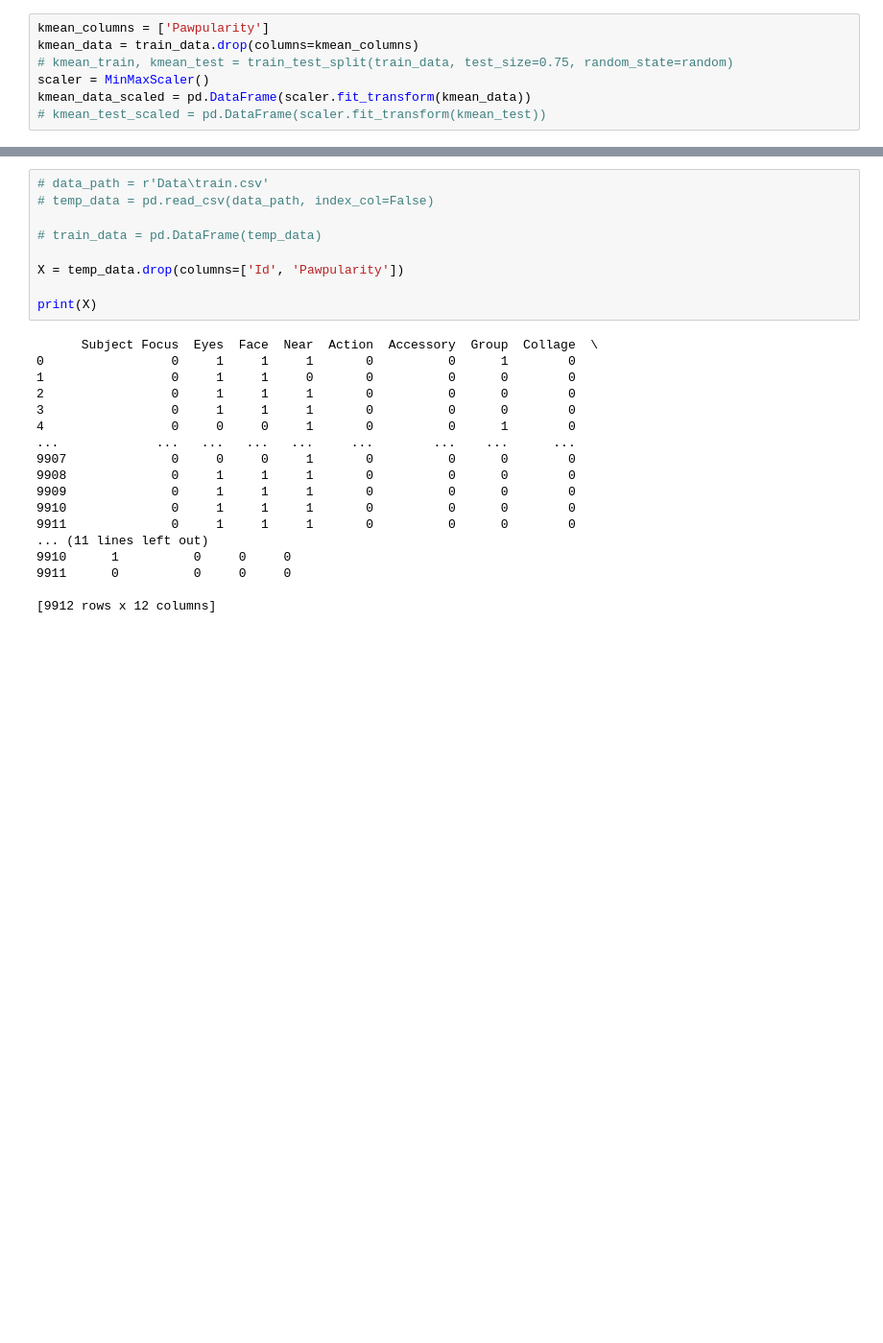
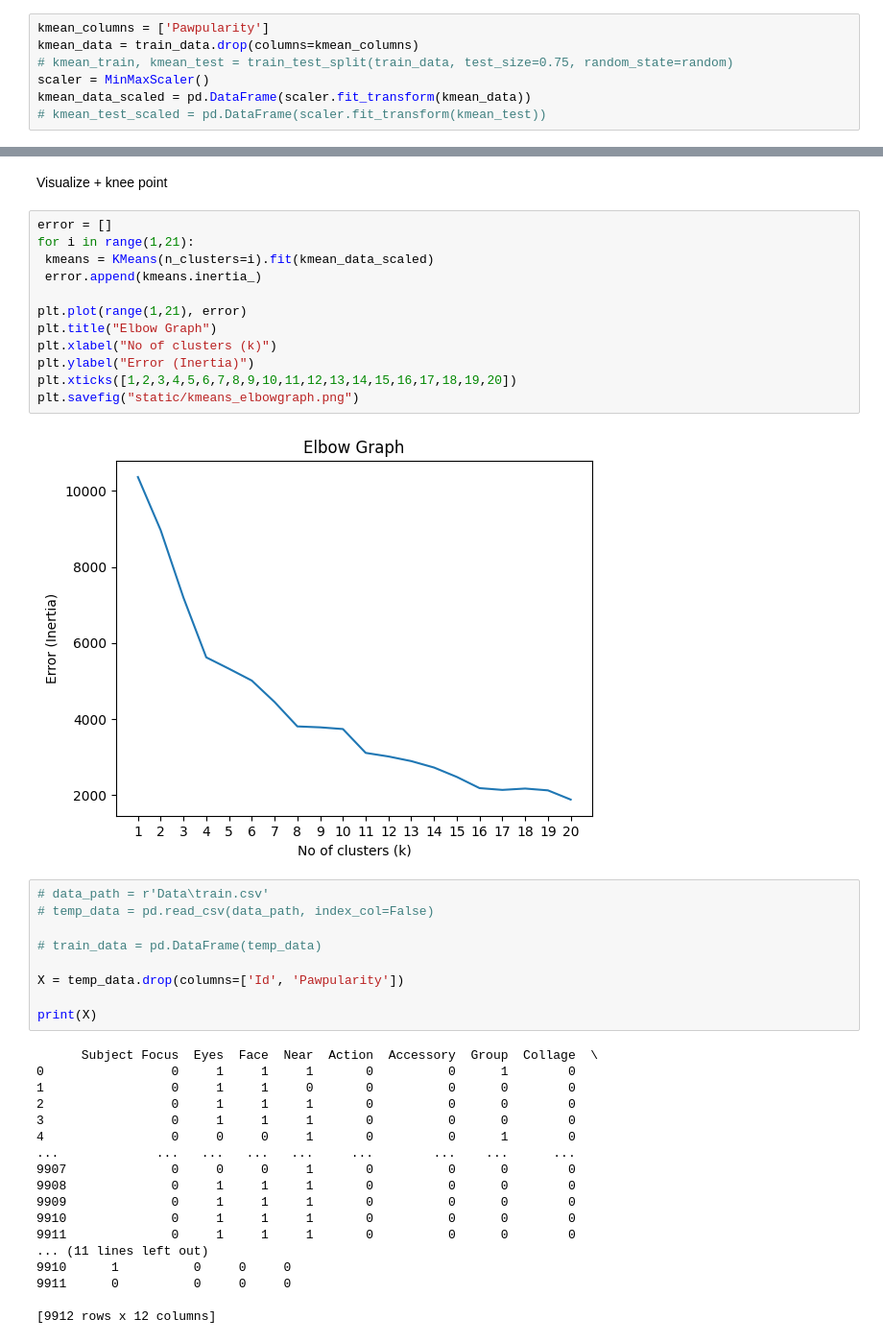
Before and after one commit to Alex9667/PetfinderPawpularityScore, a Jupyter notebook: app.ipynb, the cells around one changed output, grey strips where cells are left out. Shown at 96% size. Drawn from its saved outputs; the diff is of its cells as text; blank space fills up the shorter version.

Commit message:
Added kmeans elbow graph and kmeans clustering for images

```diff
--- a/app.ipynb
+++ b/app.ipynb
@@ -290,3 +295,19 @@ fig4.savefig("./static/kmeansplot4_scale_pca.png")
+# %% [markdown]
+Visualize + knee point
+# %%
+error = []
+for i in range(1,21):
+ kmeans = KMeans(n_clusters=i).fit(kmean_data_scaled)
+ error.append(kmeans.inertia_)
+
+plt.plot(range(1,21), error)
+plt.title("Elbow Graph")
+plt.xlabel("No of clusters (k)")
+plt.ylabel("Error (Inertia)")
+plt.xticks([1,2,3,4,5,6,7,8,9,10,11,12,13,14,15,16,17,18,19,20])
+plt.savefig("static/kmeans_elbowgraph.png")
+# %% [output]
+[figure, added]
 # %%
 # data_path = r'Data\train.csv'
 # temp_data = pd.read_csv(data_path, index_col=False)
```
Also changed, not shown: parts of 5 cells of this notebook, 6 other files.
